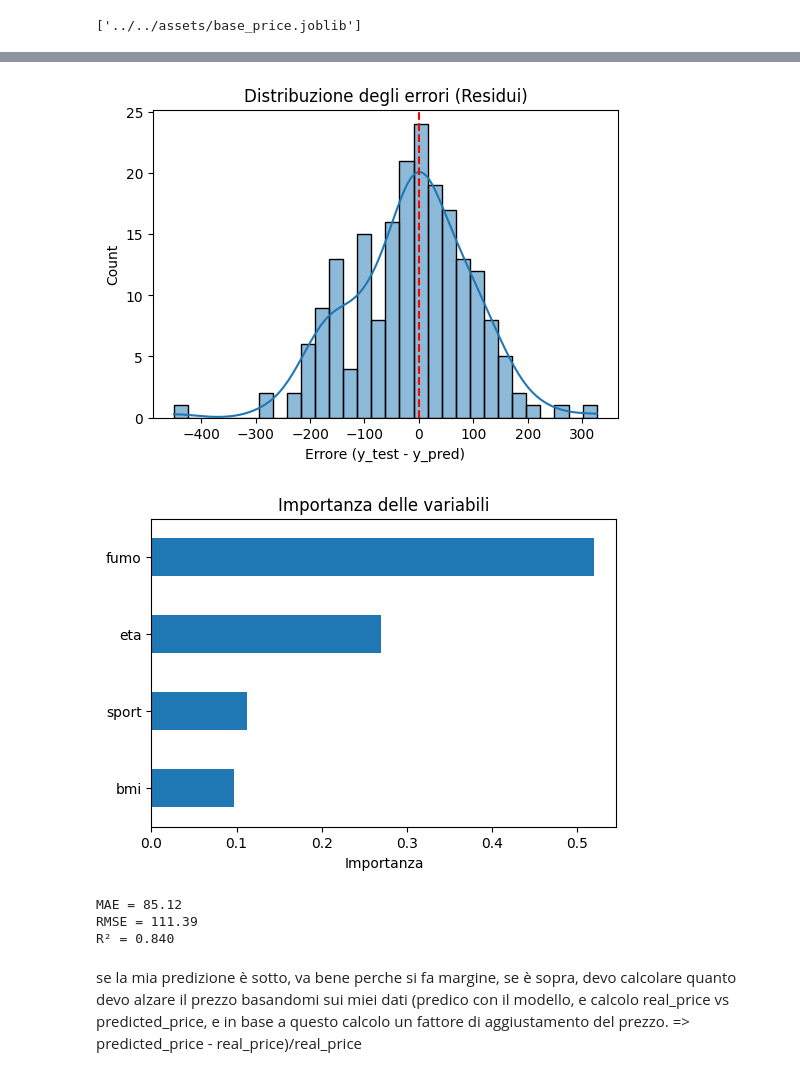
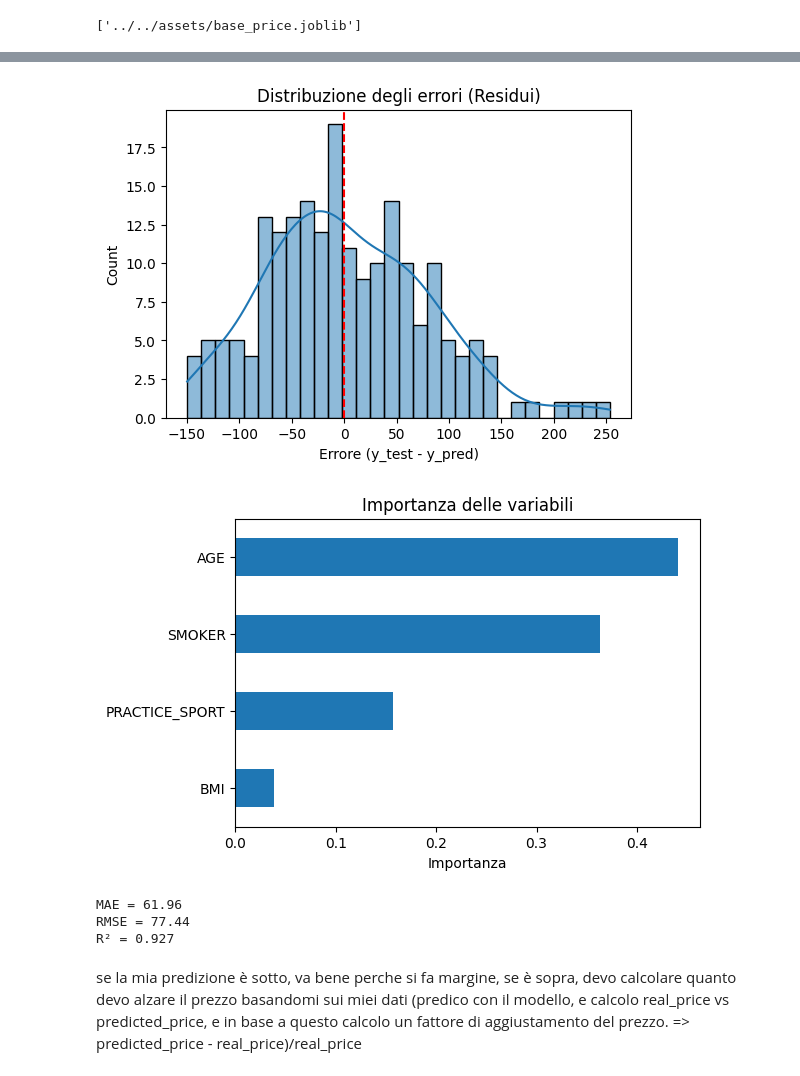
Before and after one commit to MauroLeidi/BaselHack25, a Jupyter notebook: code/notebooks/premium_predictor.ipynb, the cells around one changed output, grey strips where cells are left out. Drawn from its saved outputs; the diff is of its cells as text; code cells hidden in the pictures.

```diff
--- a/code/notebooks/premium_predictor.ipynb
+++ b/code/notebooks/premium_predictor.ipynb
@@ -8,7 +6,6 @@ Una volta che questa funzione è creata, devo generar eun dataset con 1000 campi
 import numpy as np
 import pandas as pd
 
-# Impostiamo un seed per rendere i risultati riproducibili
 np.random.seed(42)
 
 # Funzione che simula il prezzo assicurativo
@@ -22,22 +19,20 @@ def prezzo_assicurazione(eta, bmi, fumo, sport):
 
     La funzione è non lineare e include rumore casuale.
     """
-    # Base cost: cresce con età e BMI in modo non lineare
-    base = 200 + 3.5 * (eta ** 1.1) + 15 * np.log(bmi + 1)
+    base = 800 + 7 * (eta ** 1.05) + 30 * np.log(bmi + 1)
 
     # Impatto del fumo (moltiplicativo)
-    fattore_fumo = np.where(fumo == 1, 1.8 + 0.3 * np.random.rand(len(fumo)), 1.0)
+    fattore_fumo = np.where(fumo == 1, 1.3, 1.0)
 
-    # Sconto per chi fa sport (riduzione non lineare)
-    fattore_sport = np.where(sport == 1, 0.8 - 0.1 * np.random.rand(len(sport)), 1.0)
+    fattore_sport = np.where(sport == 1, 0.85, 1.0)
 
     # Rumore casuale per simulare variabilità reale
-    rumore = np.random.normal(0, 100, size=len(eta))
+    rumore = np.random.normal(0, 0.05 * base, size=len(eta))
 
     prezzo = base * fattore_fumo * fattore_sport + rumore
 
     # Assicuriamoci che il prezzo non sia negativo
-    prezzo = np.maximum(prezzo, 100)
+    prezzo = np.maximum(prezzo, 500)
 
     return prezzo
 
@@ -57,7 +52,7 @@ df = pd.DataFrame({
     "AGE": eta,
     "SMOKER": fumo,
     "PRACTICE_SPORT": sport,
-    "PRICE": prezzo
+    "PRICE_INSURANCE": prezzo
 })
 
 # Mostriamo le prime righe
@@ -79,18 +74,8 @@ from sklearn.model_selection import train_test_split
 from sklearn.ensemble import RandomForestRegressor
 from sklearn.metrics import mean_absolute_error, mean_squared_error, r2_score
 
-# =========================
-# 1️⃣ Se hai già il dataset
-# =========================
-# (Se hai usato il codice precedente, df è già definito.
-# Altrimenti puoi caricarlo da file:)
-# df = pd.read_csv("dataset_assicurazione.csv")
-
-# =========================
-# 2️⃣ Definiamo variabili input e target
-# =========================
 X = df[["BMI", "AGE", "SMOKER", "PRACTICE_SPORT"]]
-y = df["price"]
+y = df["PRICE_INSURANCE"]
 
 # =========================
 # 3️⃣ Suddivisione train/test
@@ -180,13 +143,14 @@ from sklearn.metrics import mean_absolute_error, mean_squared_error, r2_score
 # === Valori predetti ===
 y_pred = rf.predict(X_test)
 
-# === 1️⃣ Predetto vs Reale ===
 plt.figure(figsize=(6,6))
 sns.scatterplot(x=y_test, y=y_pred, alpha=0.6)
+# Draw the perfect prediction line (y=x)
 plt.plot([y_test.min(), y_test.max()], [y_test.min(), y_test.max()], 'r--', lw=2)
-plt.xlabel("Valori Reali")
-plt.ylabel("Valori Predetti")
-plt.title("Random Forest - Predetto vs Reale")
+plt.xlabel("Real Values")
+plt.ylabel("Predicted Values")
+plt.title("Random Forest - Predicted vs Real")
+plt.savefig("../../assets/regression.png",dpi=300)
 plt.show()
 
 # === 2️⃣ Distribuzione residui ===
@@ -218,8 +182,8 @@ print(f"R² = {r2:.3f}")
-[figure, old version]
+[figure, new version]
-[figure, old version]
+[figure, new version]
-MAE = 85.12
-RMSE = 111.39
-R² = 0.840
+MAE = 61.96
+RMSE = 77.44
+R² = 0.927
 # %% [markdown]
 se la mia predizione è sotto, va bene perche si fa margine, se è sopra, devo calcolare quanto devo alzare il prezzo basandomi sui miei dati (predico con il modello, e calcolo real_price vs predicted_price, e in base a questo calcolo un fattore di aggiustamento del prezzo. => predicted_price - real_price)/real_price
 # %%
```
Also changed, not shown: parts of 13 cells of this notebook, 6 other files.
